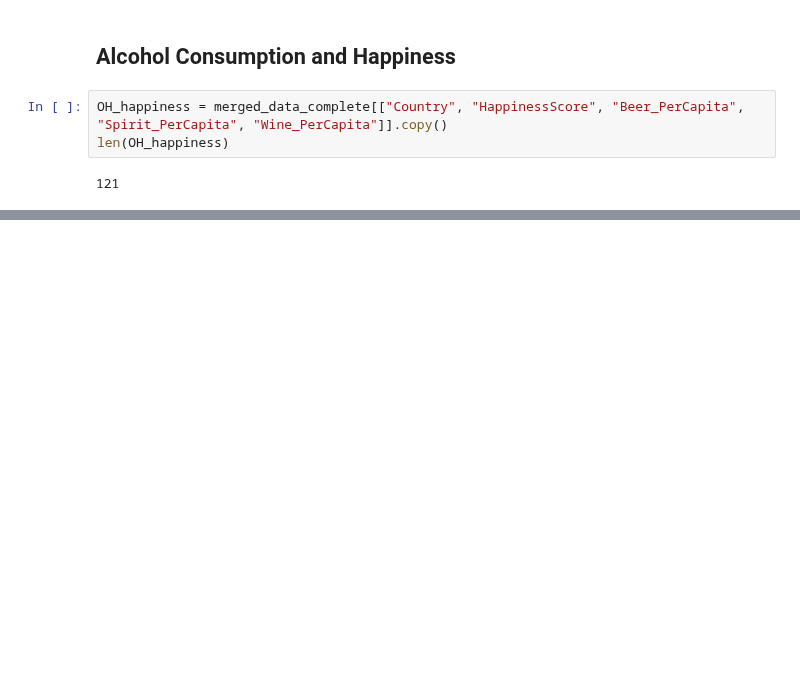
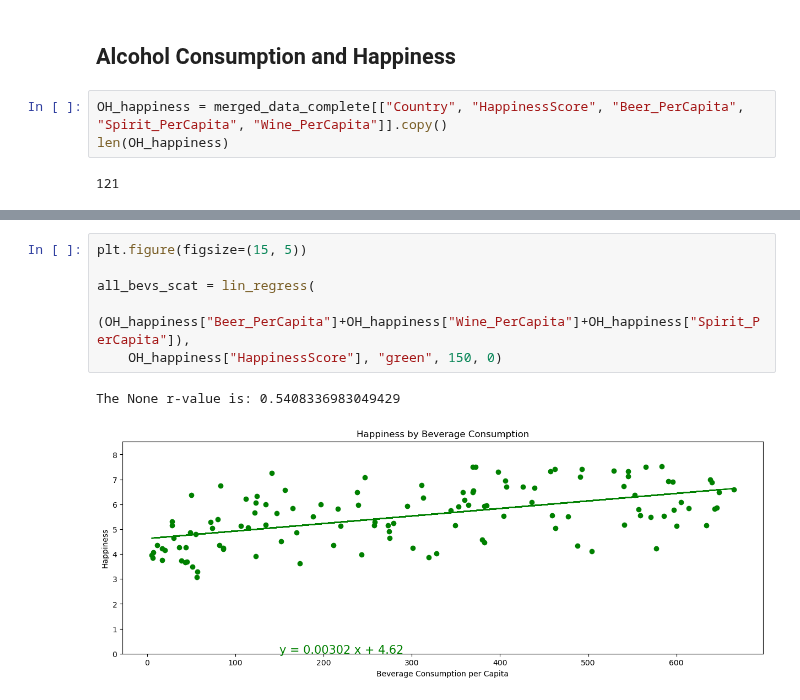
Before and after one commit to mattcaseycpa/project1, a Jupyter notebook: project.ipynb, the cells around one changed output, grey strips where cells are left out. Cells and saved outputs as stored; diff of their text form; blank space fills up the shorter version.

```diff
--- a/project.ipynb
+++ b/project.ipynb
@@ -594,0 +596,9 @@ The None r-value is: 0.5408336983049429
+# %%
+plt.figure(figsize=(15, 5))
+
+all_bevs_scat = lin_regress(
+    (OH_happiness["Beer_PerCapita"]+OH_happiness["Wine_PerCapita"]+OH_happiness["Spirit_PerCapita"]),
+    OH_happiness["HappinessScore"], "green", 150, 0)
+# %% [output]
+The None r-value is: 0.5408336983049429
+[figure, added]
```
Also changed, not shown: parts of 3 cells of this notebook, 1 other file.
